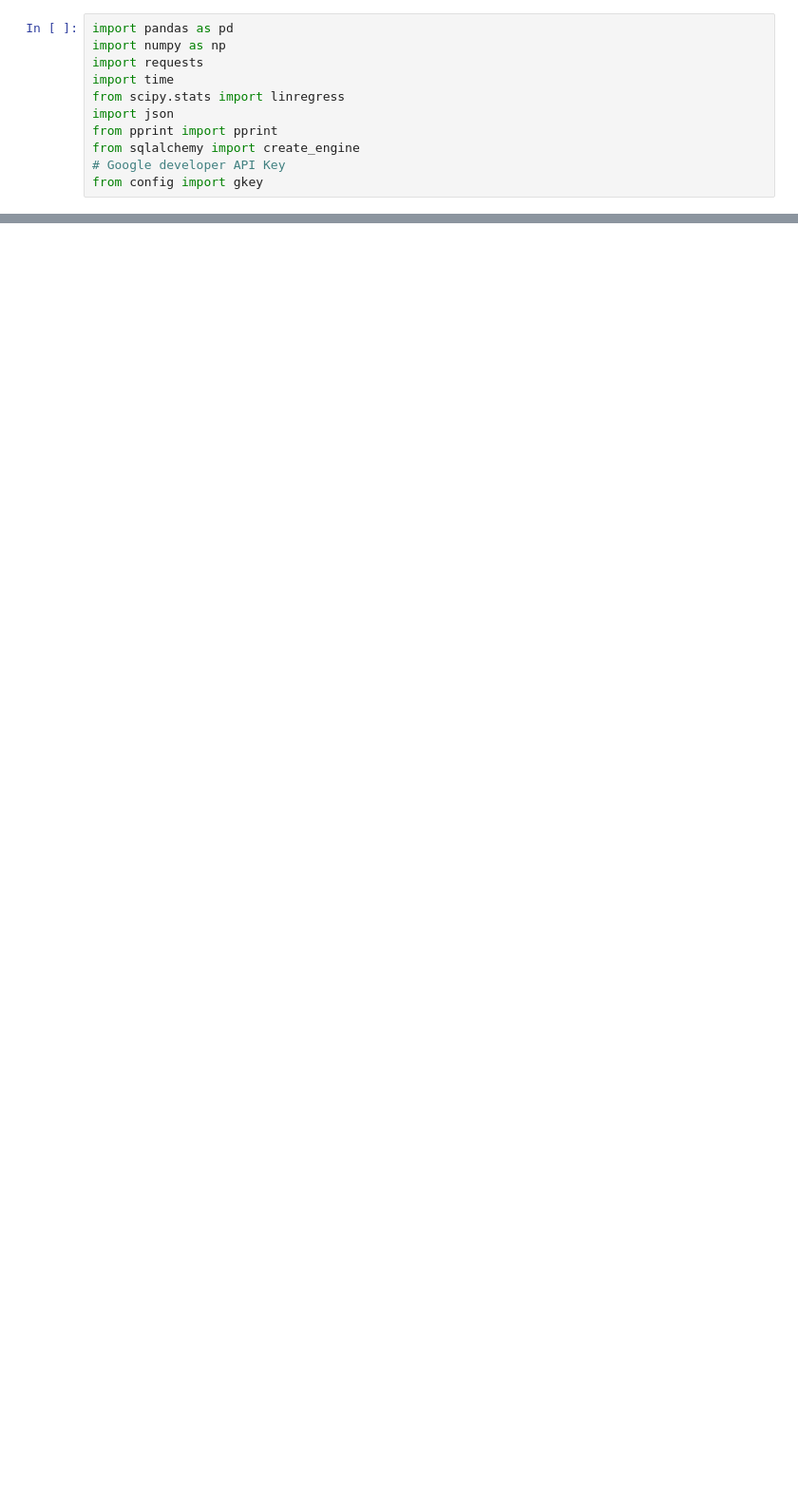
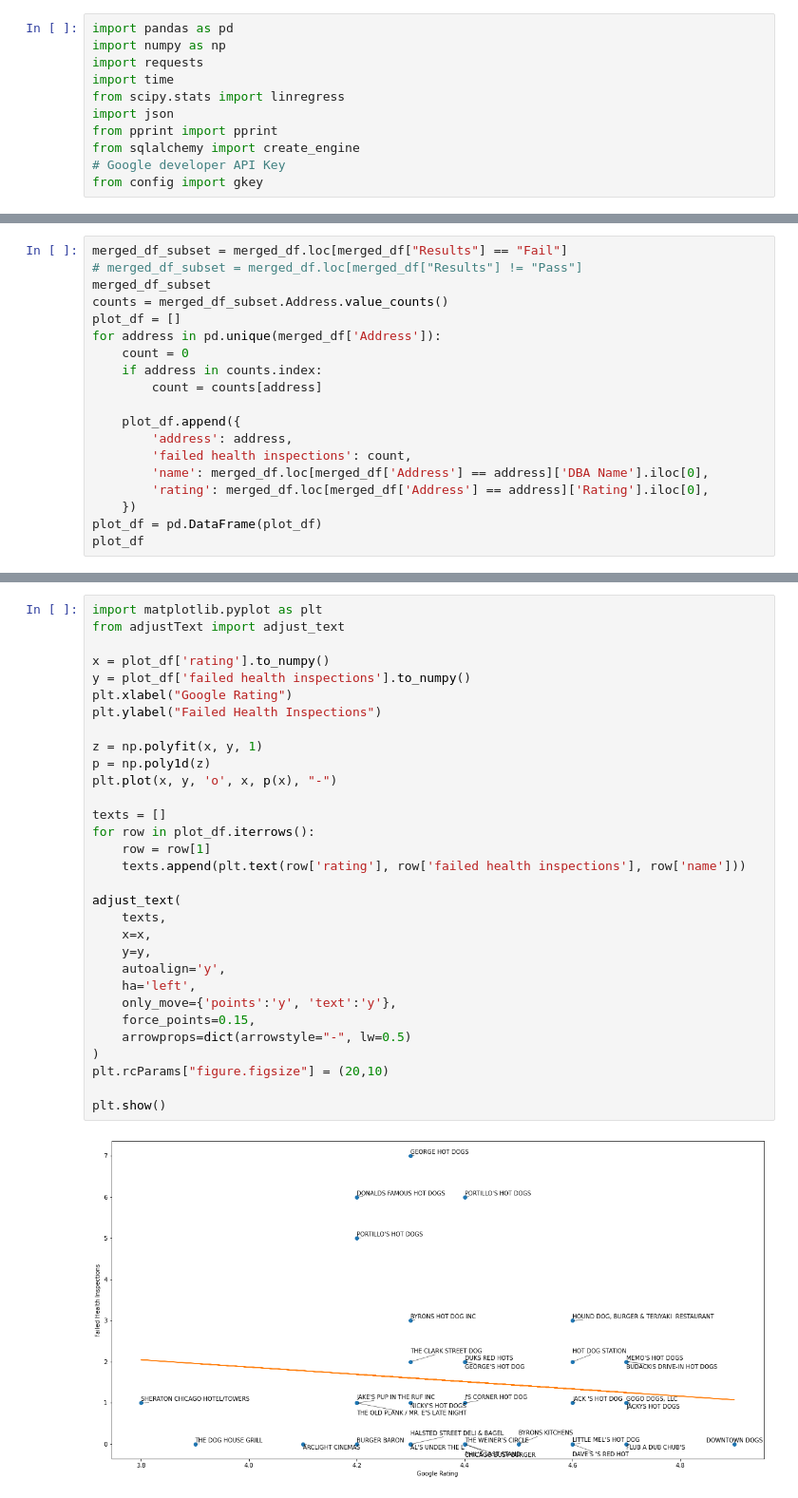
Before and after one commit to ejdublin28/restaurant-reviews, a Jupyter notebook: hotdogs.ipynb, the cells around one changed output, grey strips where cells are left out. Shown at 95% size. Cells and saved outputs as stored; diff of their text form; blank space fills up the shorter version.

```diff
--- a/hotdogs.ipynb
+++ b/hotdogs.ipynb
@@ -295,0 +255,19 @@ See the caveats in the documentation: https://pandas.pydata.org/pandas-docs/stab
+# %%
+merged_df_subset = merged_df.loc[merged_df["Results"] == "Fail"]
+# merged_df_subset = merged_df.loc[merged_df["Results"] != "Pass"]
+merged_df_subset
+counts = merged_df_subset.Address.value_counts()
+plot_df = []
+for address in pd.unique(merged_df['Address']):
+    count = 0
+    if address in counts.index:
+        count = counts[address]
+
+    plot_df.append({
+        'address': address,
+        'failed health inspections': count,
+        'name': merged_df.loc[merged_df['Address'] == address]['DBA Name'].iloc[0],
+        'rating': merged_df.loc[merged_df['Address'] == address]['Rating'].iloc[0],
+    })
+plot_df = pd.DataFrame(plot_df)
+plot_df
@@ -295,0 +292,33 @@ See the caveats in the documentation: https://pandas.pydata.org/pandas-docs/stab
+# %%
+import matplotlib.pyplot as plt
+from adjustText import adjust_text
+
+x = plot_df['rating'].to_numpy()
+y = plot_df['failed health inspections'].to_numpy()
+plt.xlabel("Google Rating")
+plt.ylabel("Failed Health Inspections")
+
+z = np.polyfit(x, y, 1)
+p = np.poly1d(z)
+plt.plot(x, y, 'o', x, p(x), "-")
+
+texts = []
+for row in plot_df.iterrows():
+    row = row[1]
+    texts.append(plt.text(row['rating'], row['failed health inspections'], row['name']))
+
+adjust_text(
+    texts,
+    x=x,
+    y=y,
+    autoalign='y',
+    ha='left',
+    only_move={'points':'y', 'text':'y'},
+    force_points=0.15,
+    arrowprops=dict(arrowstyle="-", lw=0.5)
+)
+plt.rcParams["figure.figsize"] = (20,10)
+
+plt.show()
+# %% [output]
+[figure, added]
```
Also changed, not shown: parts of 13 cells of this notebook.
